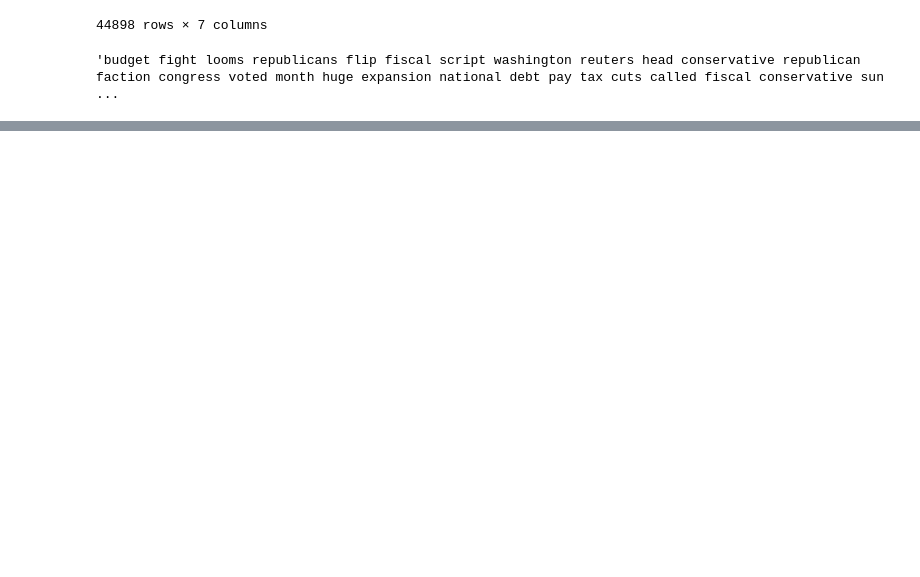
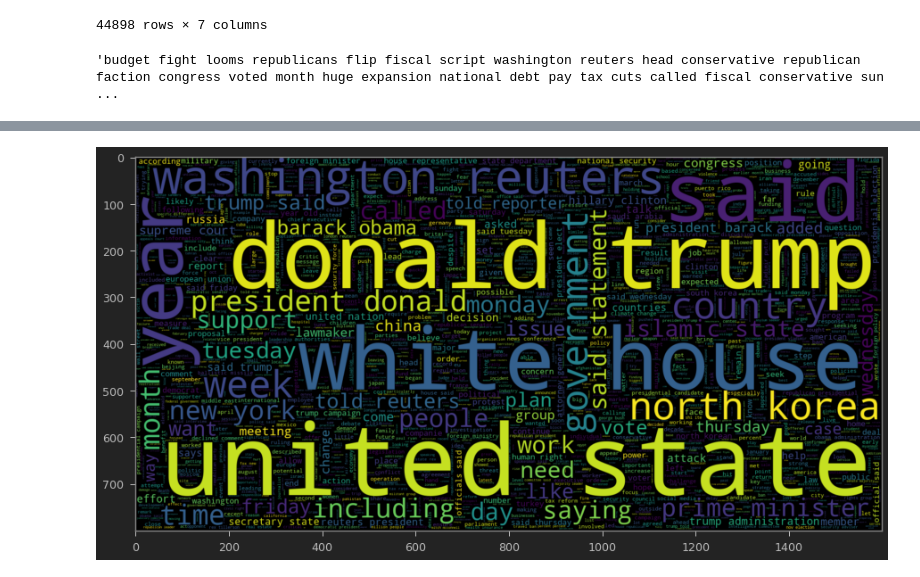
Before and after one commit to Adil1979/AI_DS_Projects, a Jupyter notebook: 01_Fake_News_Classification.ipynb, the cells around one changed output, grey strips where cells are left out. Drawn from its saved outputs; the diff is of its cells as text; code cells hidden in the pictures; blank space fills up the shorter version.

Commit message:
WorldCloud

```diff
--- a/01_Fake_News_Classification.ipynb
+++ b/01_Fake_News_Classification.ipynb
@@ -315,0 +324,7 @@ df['clean_joined'][0]
+# %%
+# Plot World Cloud
+plt.figure(figsize = (15,15))
+wc = WordCloud(max_words = 2000, width = 1600, height = 800, stopwords = stop_words).generate(" ".join(df[df.isfake == 1].clean_joined))
+plt.imshow(wc, interpolation = 'bilinear');
+# %% [output]
+[figure, added]
```
Also changed, not shown: parts of 6 cells of this notebook.
